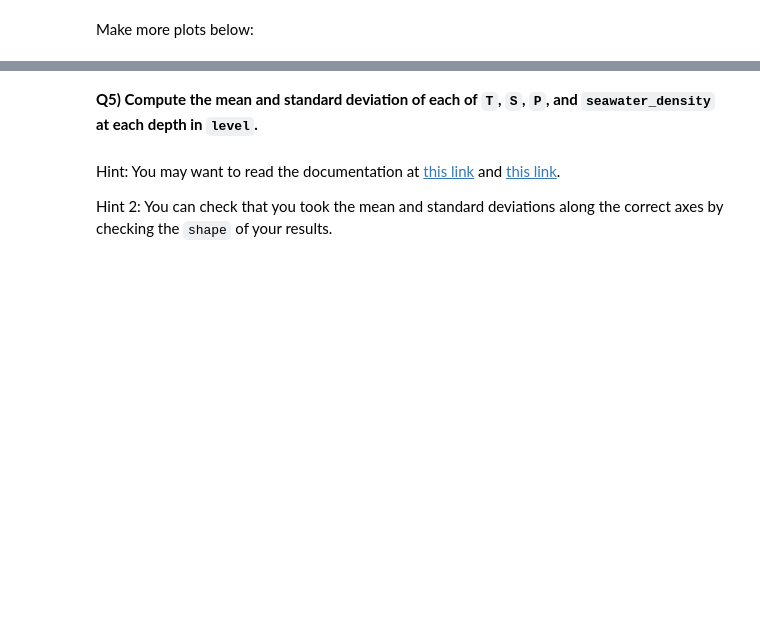
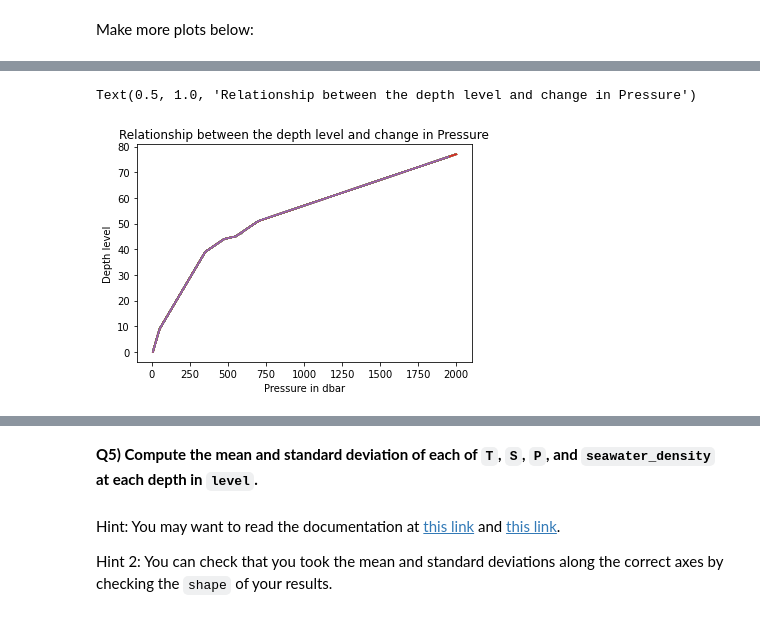
Before and after one commit to Emezina/2022_Intro_Python, a Jupyter notebook: Exercises/W2_S1.ipynb, the cells around one changed output, grey strips where cells are left out. Saved outputs shown, nothing was run; the diff lists cells and outputs as text; code cells hidden in the pictures; blank space fills up the shorter version.

```diff
--- a/Exercises/W2_S1.ipynb
+++ b/Exercises/W2_S1.ipynb
@@ -257,0 +250,8 @@ Make more plots below:
+# %%
+plt.plot(P,level); # The semi-colon prevents printing the line objects
+plt.xlabel('Pressure in dbar') # Takes a string as argument
+plt.ylabel('Depth level')
+plt.title('Relationship between the depth level and change in Pressure')
+# %% [output]
+Text(0.5, 1.0, 'Relationship between the depth level and change in Pressure')
+[figure, added]
```
Also changed, not shown: parts of 39 cells of this notebook.
